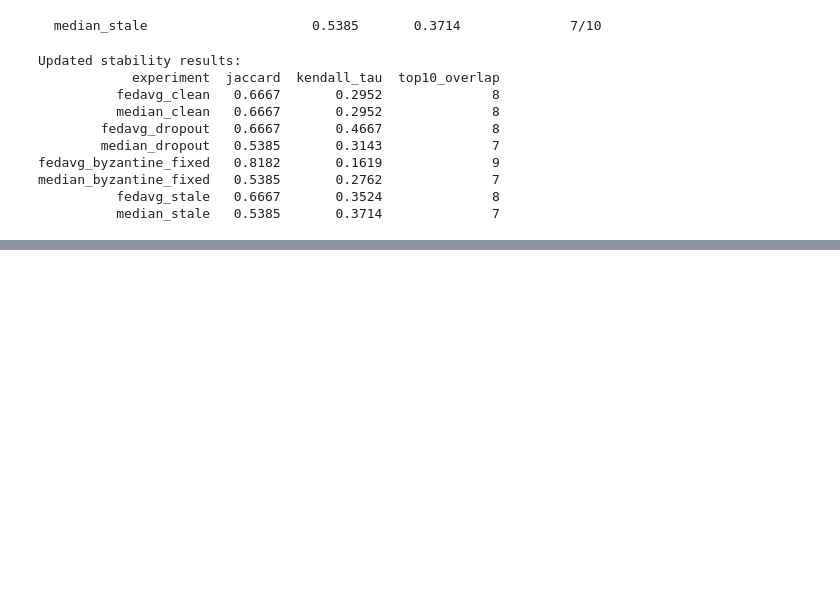
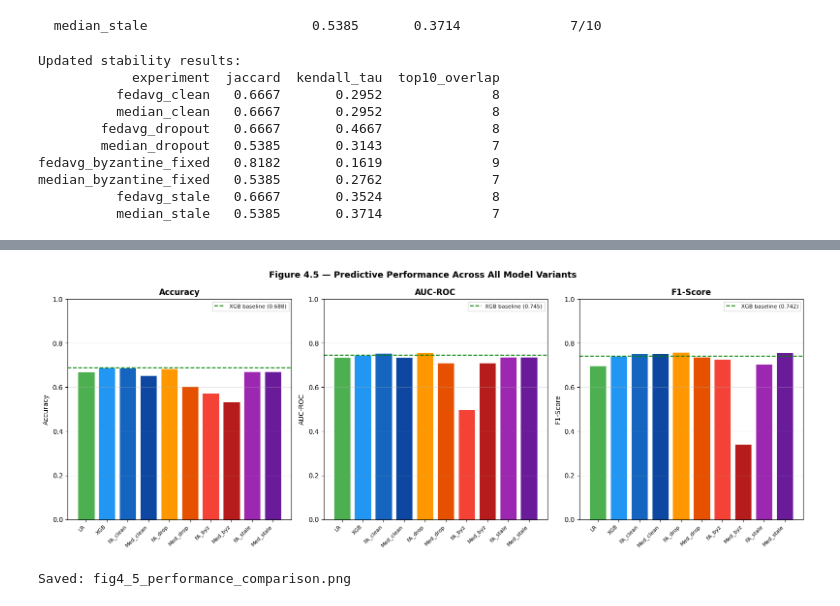
Before and after one commit to ProsperUkachi/Final-year-project, a Jupyter notebook: final-year-project (1).ipynb, the cells around one changed output, grey strips where cells are left out. Cells and saved outputs as stored; diff of their text form; code cells hidden in the pictures; blank space fills up the shorter version.

```diff
--- a/final-year-project (1).ipynb
+++ b/final-year-project (1).ipynb
@@ -2128,0 +2239,62 @@ median_byzantine_fixed   0.5385       0.2762              7
+# %%
+# Performance comparison Charts
+
+fig, axes = plt.subplots(1, 3, figsize=(16, 6))
+
+metrics   = ["accuracy", "auc", "f1"]
+titles    = ["Accuracy", "AUC-ROC", "F1-Score"]
+xgb_vals  = [baselines["XGBoost_centralised"][m] for m in metrics]
+
+labels = (
+    ["LR_centralised", "XGBoost_centralised"] + VALID_EXPERIMENTS
+)
+short_labels = [
+    "LR", "XGB",
+    "FA_clean", "Med_clean",
+    "FA_drop",  "Med_drop",
+    "FA_byz",   "Med_byz",
+    "FA_stale", "Med_stale",
+]
+colors = (
+    ["#4CAF50", "#2196F3"] +
+    ["#1565C0", "#0D47A1",
+     "#FF9800", "#E65100",
+     "#F44336", "#B71C1C",
+     "#9C27B0", "#6A1B9A"]
+)
+
+all_vals = {}
+for m in metrics:
+    vals = []
+    for label in labels:
+        if label in baselines:
+            vals.append(baselines[label][m])
+        else:
+            vals.append(fl_metrics[label][m])
+    all_vals[m] = vals
+
+for ax, metric, title, xgb_ref in zip(axes, metrics, titles, xgb_vals):
+    bars = ax.bar(range(len(labels)), all_vals[metric],
+                  color=colors, edgecolor="white", linewidth=0.5)
+    ax.axhline(xgb_ref, color="green", linestyle="--",
+               linewidth=1.5, label=f"XGB baseline ({xgb_ref:.3f})")
+    ax.set_title(title, fontsize=12, fontweight="bold")
+    ax.set_xticks(range(len(labels)))
+    ax.set_xticklabels(short_labels, rotation=45, ha="right", fontsize=8)
+    ax.set_ylim(0, 1.0)
+    ax.set_ylabel(title)
+    ax.legend(fontsize=8)
+    ax.grid(True, alpha=0.3, axis="y")
+
+plt.suptitle(
+    "Figure 4.5 — Predictive Performance Across All Model Variants",
+    fontsize=13, fontweight="bold"
+)
+plt.tight_layout()
+plt.savefig("/kaggle/working/figures/fig4_5_performance_comparison.png",
+            dpi=150, bbox_inches="tight")
+plt.show()
+print("Saved: fig4_5_performance_comparison.png")
+# %% [output]
+[figure, added]
+Saved: fig4_5_performance_comparison.png
```
Also changed, not shown: parts of 7 cells of this notebook.
